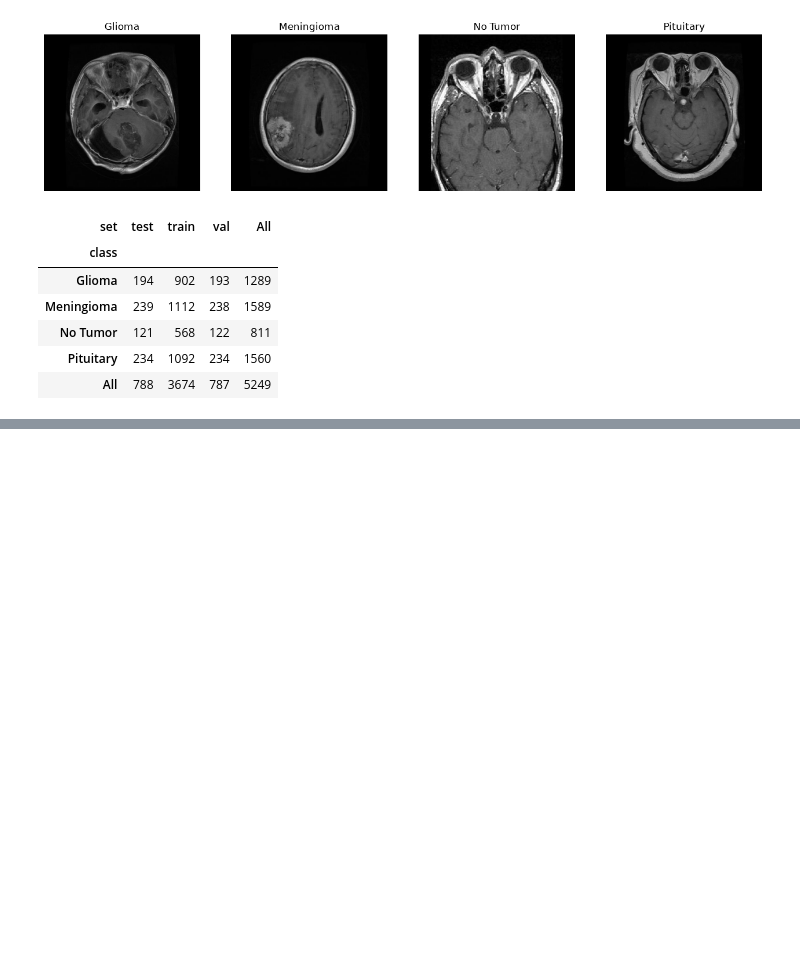
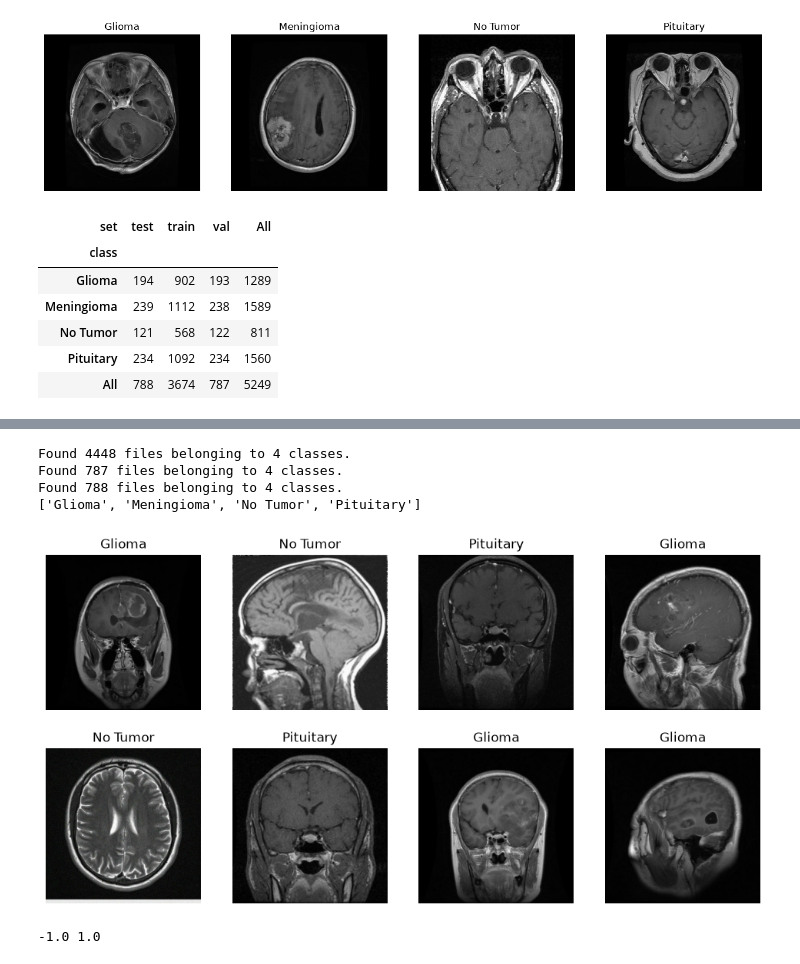
Before and after one commit to jerymy-k/DiagnosticMultimodal, a Jupyter notebook: notebooks/main.ipynb, the cells around one changed output, grey strips where cells are left out. Saved outputs shown, nothing was run; the diff lists cells and outputs as text; code cells hidden in the pictures; blank space fills up the shorter version.

Commit message:
DIAG-18 : Chargement des datasets (image_dataset_from_directory) #Terminé

```diff
--- a/notebooks/main.ipynb
+++ b/notebooks/main.ipynb
@@ -244,0 +254,55 @@ for class_dir in sorted(TRAIN_DIR.iterdir()):
+# %%
+CLS_DIR = Path("../processed/classification")
+IMG_SIZE = (299, 299)
+BATCH_SIZE = 32
+SEED = 42
+
+def load_split(split, shuffle):
+    return tf.keras.utils.image_dataset_from_directory(
+        CLS_DIR / split,
+        labels="inferred",
+        label_mode="int",
+        image_size=IMG_SIZE,
+        batch_size=BATCH_SIZE,
+        shuffle=shuffle,
+        seed=SEED,
+    )
+
+train_ds = load_split("train", shuffle=True)
+val_ds   = load_split("val", shuffle=False)
+test_ds  = load_split("test", shuffle=False)
+
+CLASS_NAMES = train_ds.class_names
+assert CLASS_NAMES == val_ds.class_names == test_ds.class_names
+print(CLASS_NAMES)
+# %% [output]
+Found 4448 files belonging to 4 classes.
+Found 787 files belonging to 4 classes.
+Found 788 files belonging to 4 classes.
+['Glioma', 'Meningioma', 'No Tumor', 'Pituitary']
+# %%
+import matplotlib.pyplot as plt
+
+images, labels = next(iter(train_ds))
+
+plt.figure(figsize=(12, 6))
+for i in range(8):
+    ax = plt.subplot(2, 4, i + 1)
+    plt.imshow(images[i].numpy().astype("uint8"))
+    plt.title(CLASS_NAMES[labels[i]])
+    plt.axis("off")
+plt.show()
+# %% [output]
+[figure, added]
+# %%
+normalization = tf.keras.layers.Rescaling(1.0 / 127.5, offset=-1)
+
+x = normalization(images)
+print(float(tf.reduce_min(x)), float(tf.reduce_max(x)))
+
+AUTOTUNE = tf.data.AUTOTUNE
+train_ds = train_ds.prefetch(AUTOTUNE)
+val_ds   = val_ds.cache().prefetch(AUTOTUNE)
+test_ds  = test_ds.cache().prefetch(AUTOTUNE)
+# %% [output]
+-1.0 1.0
```
Also changed, not shown: parts of 3 cells of this notebook.
